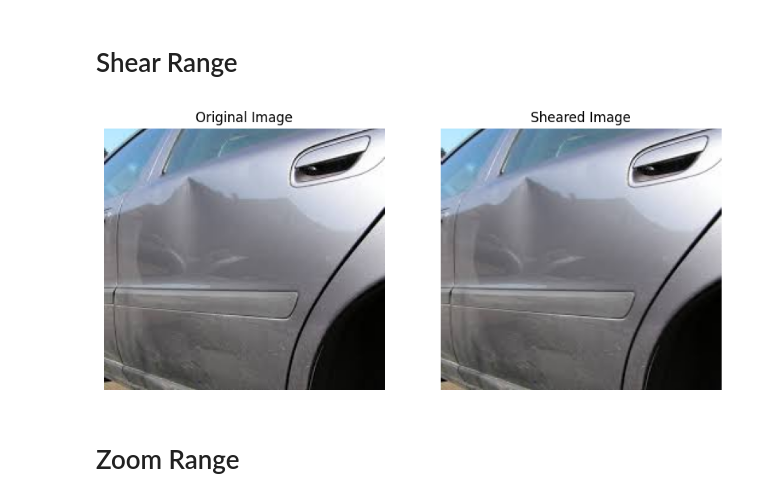
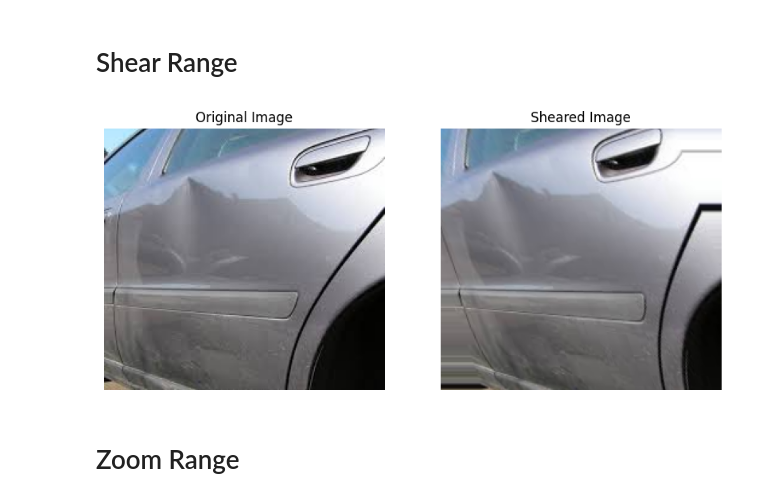
Before and after one commit to selestino-k/TA-car-crash-severity-classifier, a Jupyter notebook: Image-preprocessing-steps-TA.ipynb, the cells around one changed output. Drawn from its saved outputs; the diff is of its cells as text; code cells hidden in the pictures.

```diff
--- a/Image-preprocessing-steps-TA.ipynb
+++ b/Image-preprocessing-steps-TA.ipynb
@@ -126,33 +126,33 @@ plt.show()
 # %%
 img = plt.imread('data3a/training/01-minor/0001.JPEG')
 
 datagen = ImageDataGenerator(
     rescale=1./255,
-    shear_range=0.7
+    shear_range=20
 )
 
 # Reshape the image to (1, height, width, channels) for the generator
 img = np.expand_dims(img, axis=0)
 # Generate augmented images
 augmented_images = datagen.flow(img, batch_size=1)#batch_size 1 = augment the 1st image only to display
 # Get the first augmented image
 augmented_image = next(augmented_images)
 
 # Plot the original and augmented images
 plt.figure(figsize=(10, 5))
 plt.subplot(1, 2, 1)
 plt.imshow(img[0])
 plt.title("Original Image")
 plt.axis("off")
 
 plt.subplot(1, 2, 2)
 plt.imshow(augmented_image[0])
 plt.title("Sheared Image")
 plt.axis("off")
 
 plt.show()
 # %% [output]
-[figure, old version]
+[figure, new version]
 # %% [markdown]
 # Zoom Range
 # %%
```
Also changed, not shown: 1 other file.
